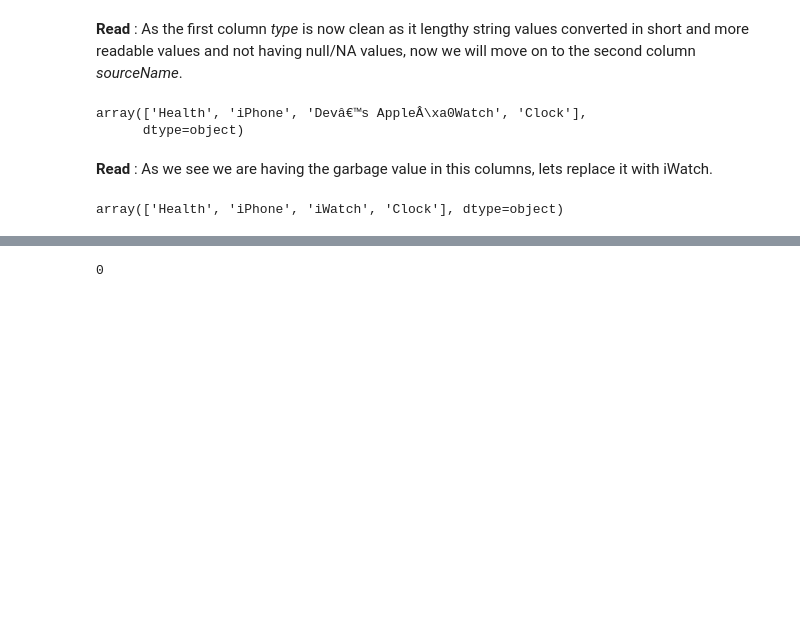
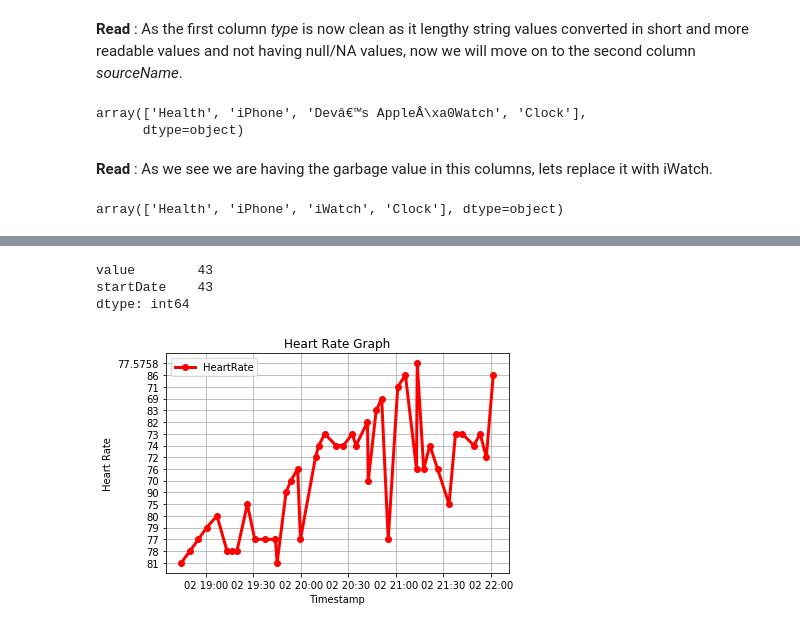
Before and after one commit to kumardevendra/mynotebooks, a Jupyter notebook: Apple+Watch+Data+Analysis.ipynb, the cells around one changed output, grey strips where cells are left out. Saved outputs shown, nothing was run; the diff lists cells and outputs as text; code cells hidden in the pictures; blank space fills up the shorter version.

Commit message:
added matplotlib graph

```diff
--- a/Apple+Watch+Data+Analysis.ipynb
+++ b/Apple+Watch+Data+Analysis.ipynb
@@ -163,4 +268,31 @@ df_healthData.unit.dropna(inplace=True)
-# %%
-df_healthData.unit.isnull().sum()
-# %% [output]
-0
+# %%
+df_heartRate = df_healthData[df_healthData['type'] == 'HeartRate'][['value','startDate']].sort_values(by='startDate')
+# %%
+df_heartRate.startDate = pd.to_datetime(df_heartRate.startDate)
+# %%
+startDate = '2020-01-02 00:00:00'
+endDate = '2020-01-03 00:00:00'
+# %%
+mask = (df_heartRate['startDate'] > startDate) & (df_heartRate['startDate'] < endDate)
+# %%
+df_heartRate.loc[mask].count()
+# %% [output]
+value        43
+startDate    43
+dtype: int64
+# %%
+from matplotlib import pyplot as plt
+import numpy as np
+
+plt.plot(df_heartRate.startDate.loc[mask], df_heartRate.value.loc[mask], color = 'Red', linestyle = '-', marker = 'o', linewidth='3', label = 'HeartRate')
+plt.xlabel('Timestamp')
+plt.ylabel('Heart Rate')
+plt.title('Heart Rate Graph')
+plt.legend()
+
+
+plt.grid()
+plt.tight_layout()
+plt.show()
+# %% [output]
+[figure, added]
```
Also changed, not shown: parts of 21 cells of this notebook.
